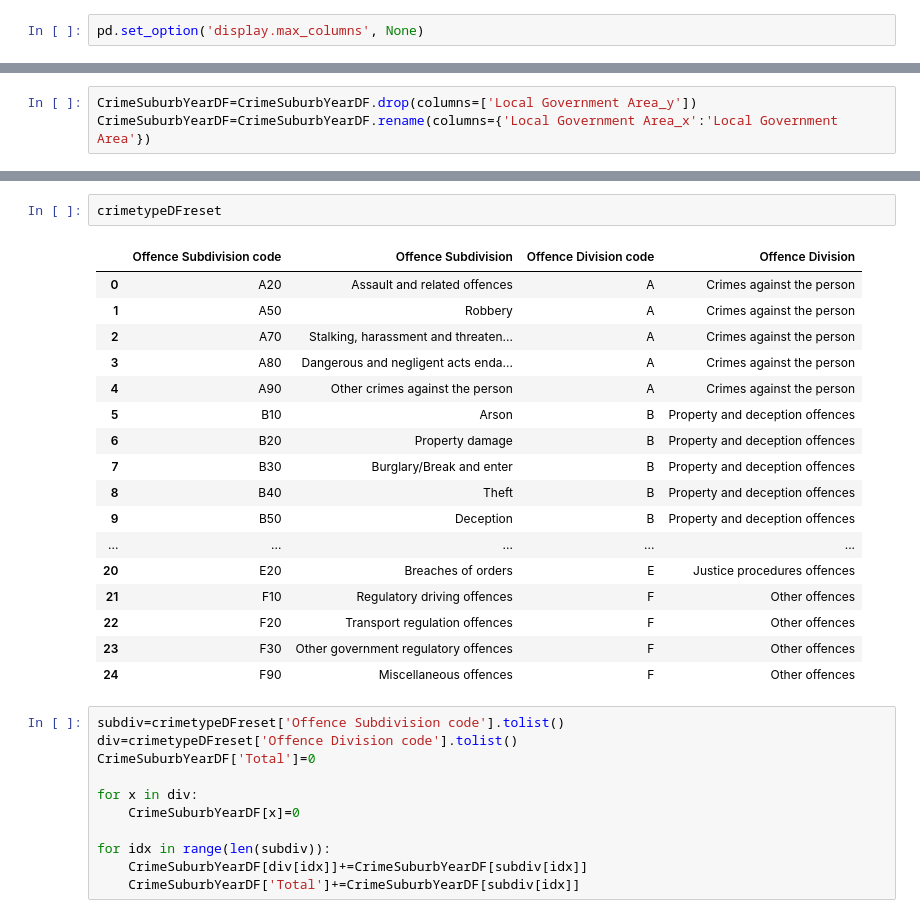
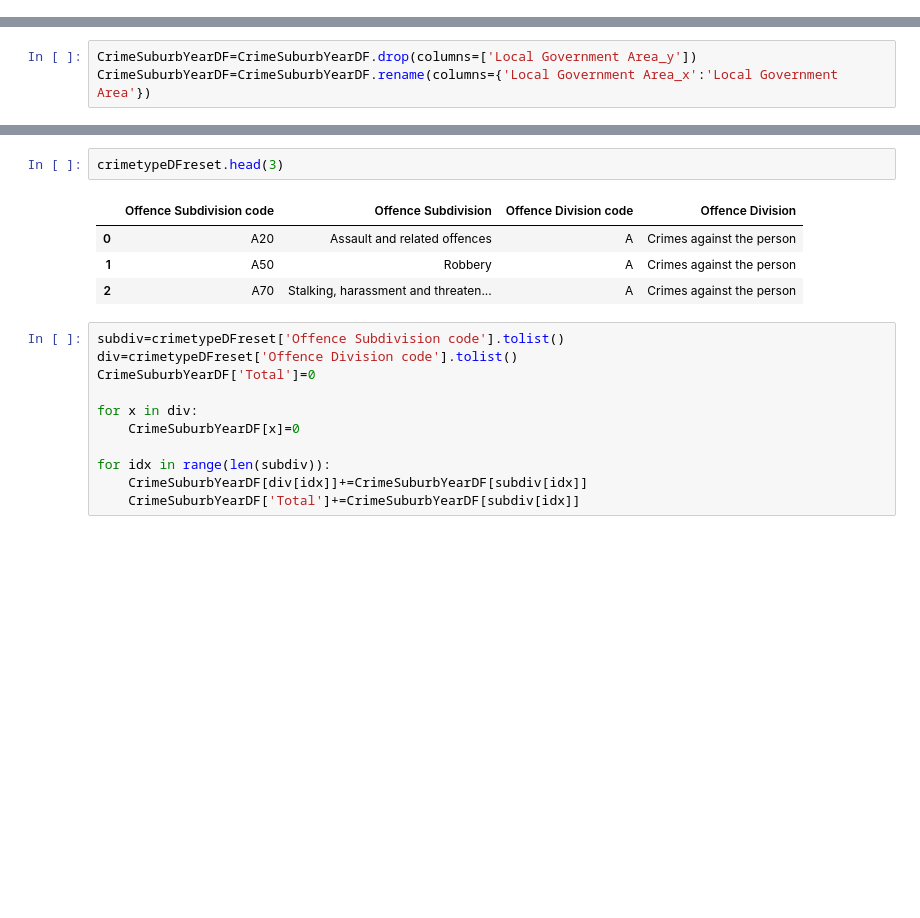
Before and after one commit to qizhengyaoyao/Project-2, a Jupyter notebook: data/DataETL-Mongo.ipynb, the cells around one changed output, grey strips where cells are left out. Cells and saved outputs as stored; diff of their text form; blank space fills up the shorter version.

```diff
--- a/data/DataETL-Mongo.ipynb
+++ b/data/DataETL-Mongo.ipynb
@@ -11,7 +9,5 @@ import time
 
 from flask import Flask, render_template, redirect
 import pymongo
-# %%
-pd.set_option('display.max_columns', None)
 # %%
 postcode_path = "./Aust Postcode Location/Australian_Post_Codes_Lat_Lon.csv"
@@ -599,23 +360,10 @@ CrimeSuburbYearDF
 # %%
-crimetypeDFreset
+crimetypeDFreset.head(3)
 # %% [output]
 |  | Offence Subdivision code | Offence Subdivision | Offence Division code | Offence Division |
 | 0 | A20 | Assault and related offences | A | Crimes against the person |
 | 1 | A50 | Robbery | A | Crimes against the person |
 | 2 | A70 | Stalking, harassment and threaten... | A | Crimes against the person |
-| 3 | A80 | Dangerous and negligent acts enda... | A | Crimes against the person |
-| 4 | A90 | Other crimes against the person | A | Crimes against the person |
-| 5 | B10 | Arson | B | Property and deception offences |
-| 6 | B20 | Property damage | B | Property and deception offences |
-| 7 | B30 | Burglary/Break and enter | B | Property and deception offences |
-| 8 | B40 | Theft | B | Property and deception offences |
-| 9 | B50 | Deception | B | Property and deception offences |
-| ... | ... | ... | ... | ... |
-| 20 | E20 | Breaches of orders | E | Justice procedures offences |
-| 21 | F10 | Regulatory driving offences | F | Other offences |
-| 22 | F20 | Transport regulation offences | F | Other offences |
-| 23 | F30 | Other government regulatory offences | F | Other offences |
-| 24 | F90 | Miscellaneous offences | F | Other offences |
 # %%
 subdiv=crimetypeDFreset['Offence Subdivision code'].tolist()
 div=crimetypeDFreset['Offence Division code'].tolist()
```
Also changed, not shown: parts of 62 cells of this notebook, 7 other files.
